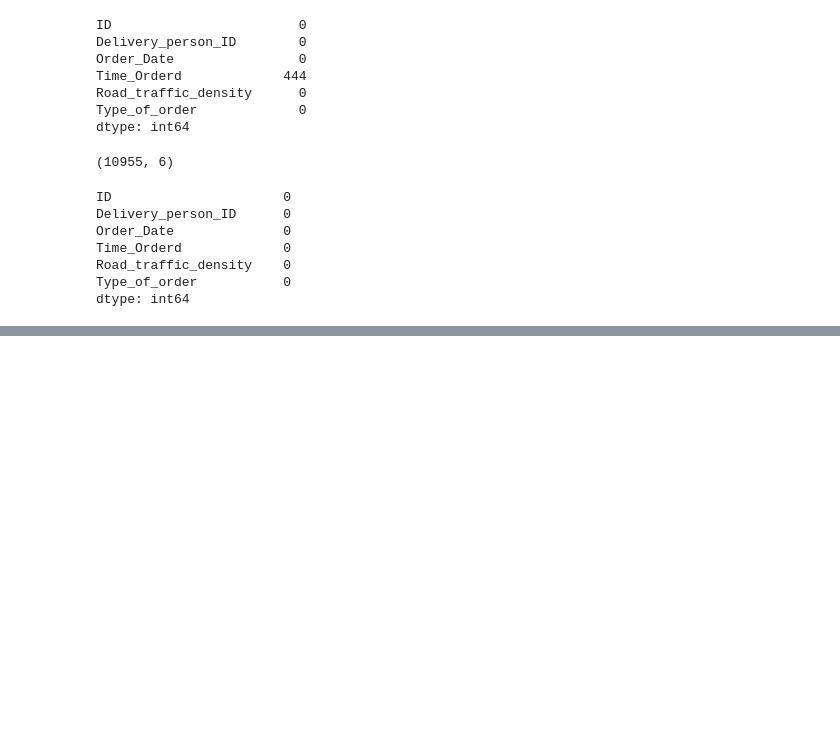
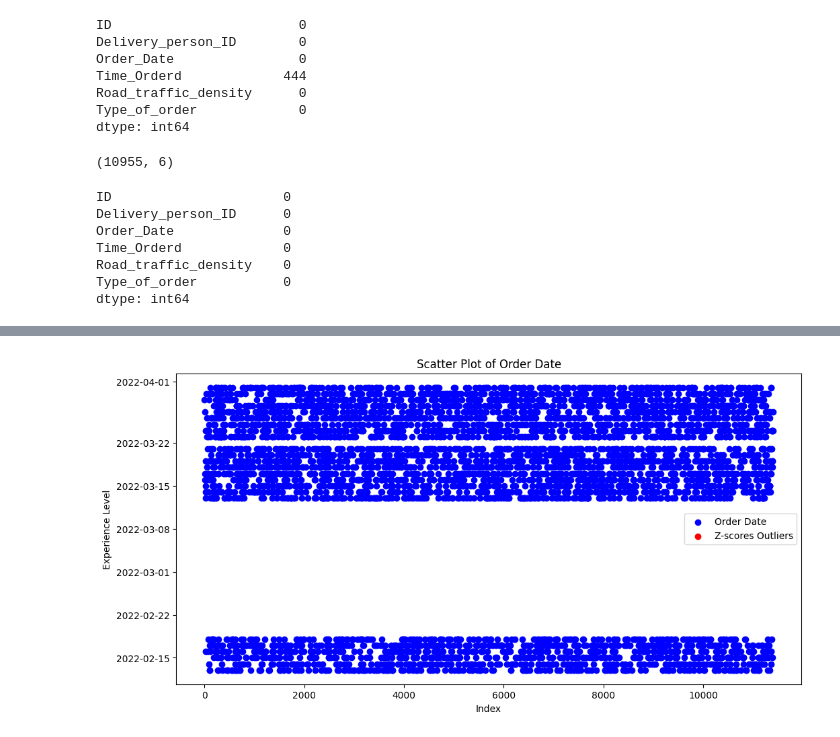
Before and after one commit to ArianaGashi/Gr1_Excercises_in_Data_Visualization, a Jupyter notebook: test.ipynb, the cells around one changed output, grey strips where cells are left out. Saved outputs shown, nothing was run; the diff lists cells and outputs as text; code cells hidden in the pictures; blank space fills up the shorter version.

```diff
--- a/test.ipynb
+++ b/test.ipynb
@@ -136,0 +282,8 @@ encoded_cleaned_test.to_csv('data_preprocessed/encoded_cleaned_resolved.csv', in
+# %%
+order_dates = encoded_cleaned_test['Order_Date']
+
+formatted_dates = order_dates.dt.strftime('%d/%m/%Y')
+
+encoded_cleaned_test['Order_Date'] = formatted_dates
+
+print(formatted_dates)
@@ -136,0 +292,26 @@ encoded_cleaned_test.to_csv('data_preprocessed/encoded_cleaned_resolved.csv', in
+# %%
+encoded_cleaned_test['Order_Date'] = pd.to_datetime(encoded_cleaned_test['Order_Date'], format='%d/%m/%Y')
+
+# Calculate the number of days since the minimum date
+encoded_cleaned_test['Days_Since_Min_Date'] = (encoded_cleaned_test['Order_Date'] - encoded_cleaned_test['Order_Date'].min()).dt.days
+
+# Calculate Z-scores
+encoded_cleaned_test['Z_Score'] = np.abs((encoded_cleaned_test['Days_Since_Min_Date'] - encoded_cleaned_test['Days_Since_Min_Date'].mean()) / encoded_cleaned_test['Days_Since_Min_Date'].std())
+
+threshold = 3
+outliers_z = encoded_cleaned_test[encoded_cleaned_test['Z_Score'] > threshold]
+print("Outliers identified by Z-Score method:")
+print(outliers_z)
+# %%
+plt.figure(figsize=(12, 6))
+plt.scatter(encoded_cleaned_test.index, encoded_cleaned_test['Order_Date'], color='blue', label='Order Date')
+
+# Scatter plot for outliers
+plt.scatter(outliers_z.index, outliers_z['Order_Date'], color='red', label='Z-scores Outliers')
+plt.title("Scatter Plot of Order Date")
+plt.xlabel("Index")
+plt.ylabel("Experience Level")
+plt.legend()
+plt.show()
+# %% [output]
+[figure, added]
```
Also changed, not shown: parts of 23 cells of this notebook, 1 other file.
